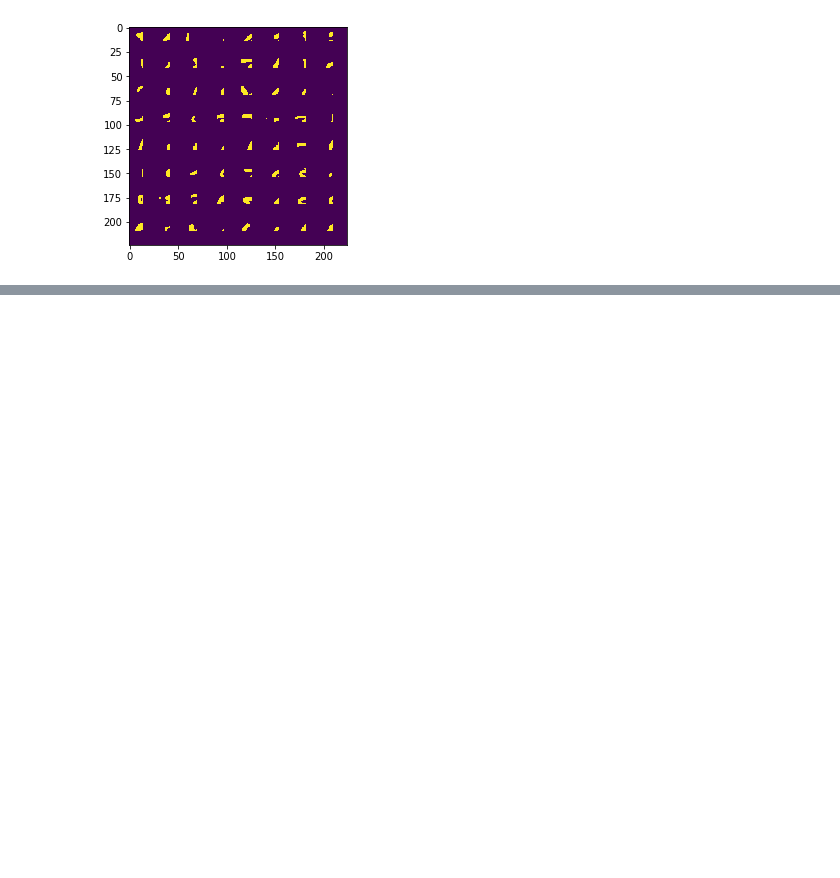
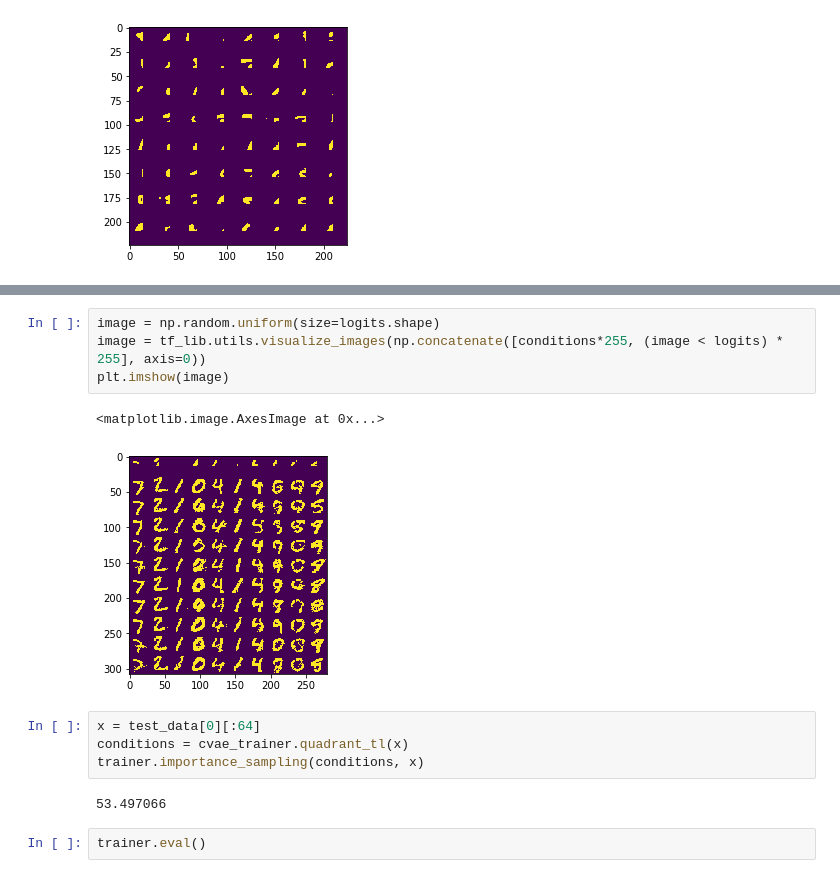
Before and after one commit to lttsh/CVAE, a Jupyter notebook: Quadrant conditional CVAE.ipynb, the cells around one changed output, grey strips where cells are left out. Cells and saved outputs as stored; diff of their text form; blank space fills up the shorter version.

Commit message:
Use Importance Sampling to evaluate

```diff
--- a/Quadrant conditional CVAE.ipynb
+++ b/Quadrant conditional CVAE.ipynb
@@ -121,0 +120,15 @@ plt.imshow(image)
+# %%
+image = np.random.uniform(size=logits.shape)
+image = tf_lib.utils.visualize_images(np.concatenate([conditions*255, (image < logits) * 255], axis=0))
+plt.imshow(image)
+# %% [output]
+<matplotlib.image.AxesImage at 0x...>
+[figure, added]
+# %%
+x = test_data[0][:64]
+conditions = cvae_trainer.quadrant_tl(x)
+trainer.importance_sampling(conditions, x)
+# %% [output]
+53.497066
+# %%
+trainer.eval()
```
Also changed, not shown: parts of 6 cells of this notebook, 1 other file.
